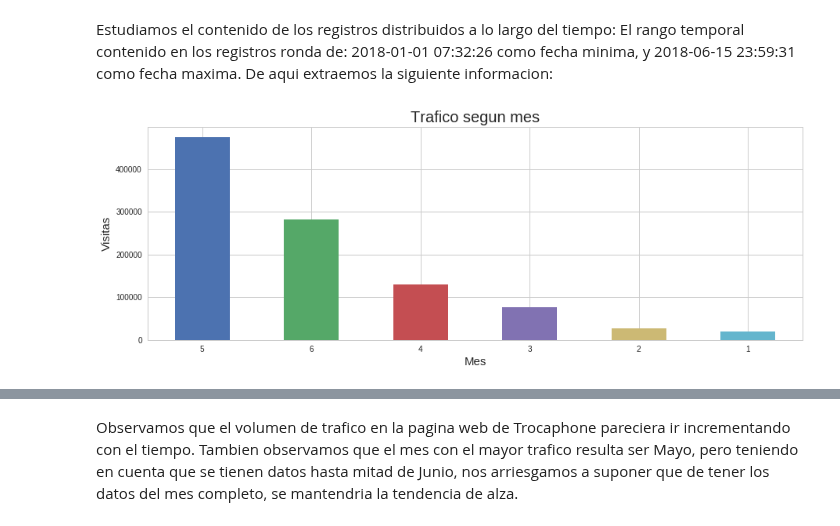
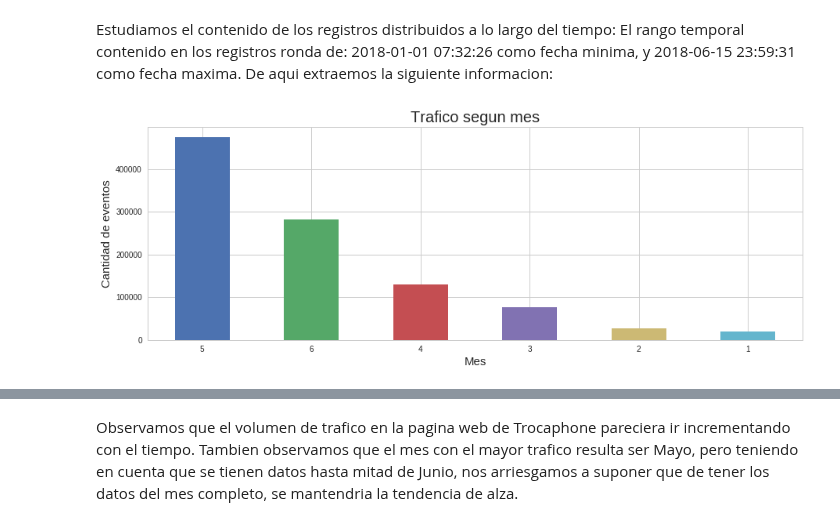
Before and after one commit to btusca/7506, a Jupyter notebook: TP2018/TP definitivo.ipynb, the cells around one changed output, grey strips where cells are left out. Cells and saved outputs as stored; diff of their text form; code cells hidden in the pictures.

```diff
--- a/TP2018/TP definitivo.ipynb
+++ b/TP2018/TP definitivo.ipynb
@@ -343,8 +343,8 @@ De aqui extraemos la siguiente informacion:
 # %%
 eventos['month'].value_counts().plot(kind='bar',rot=0, figsize=(15,5))
 plt.title("Trafico segun mes", size=20)
 plt.xlabel("Mes",size=15)
-plt.ylabel("Visitas",size=15)
+plt.ylabel("Cantidad de eventos",size=15)
 plt.show()
 # %% [output]
-[figure, old version]
+[figure, new version]
```
Also changed, not shown: parts of 2 cells of this notebook.
